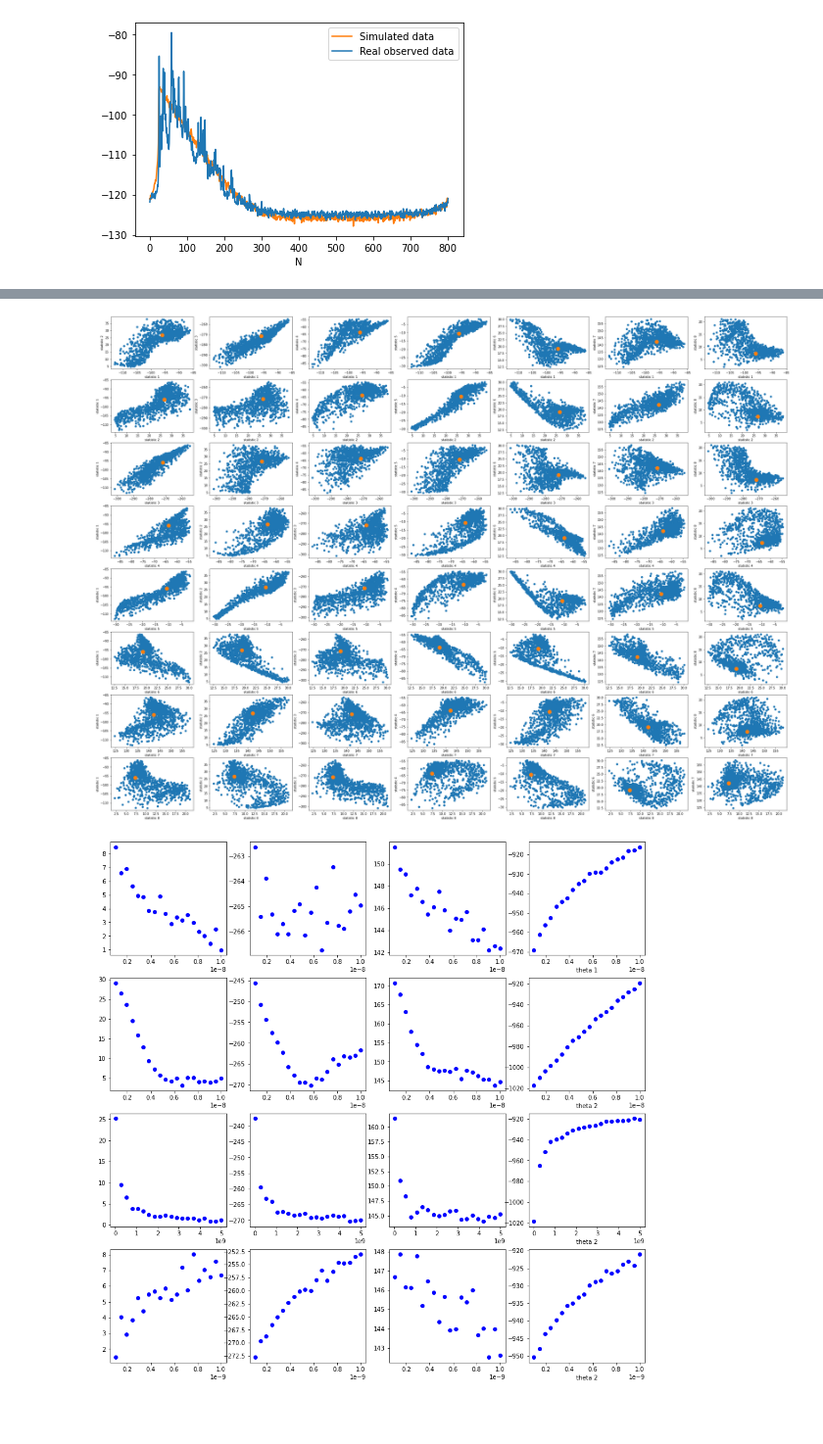
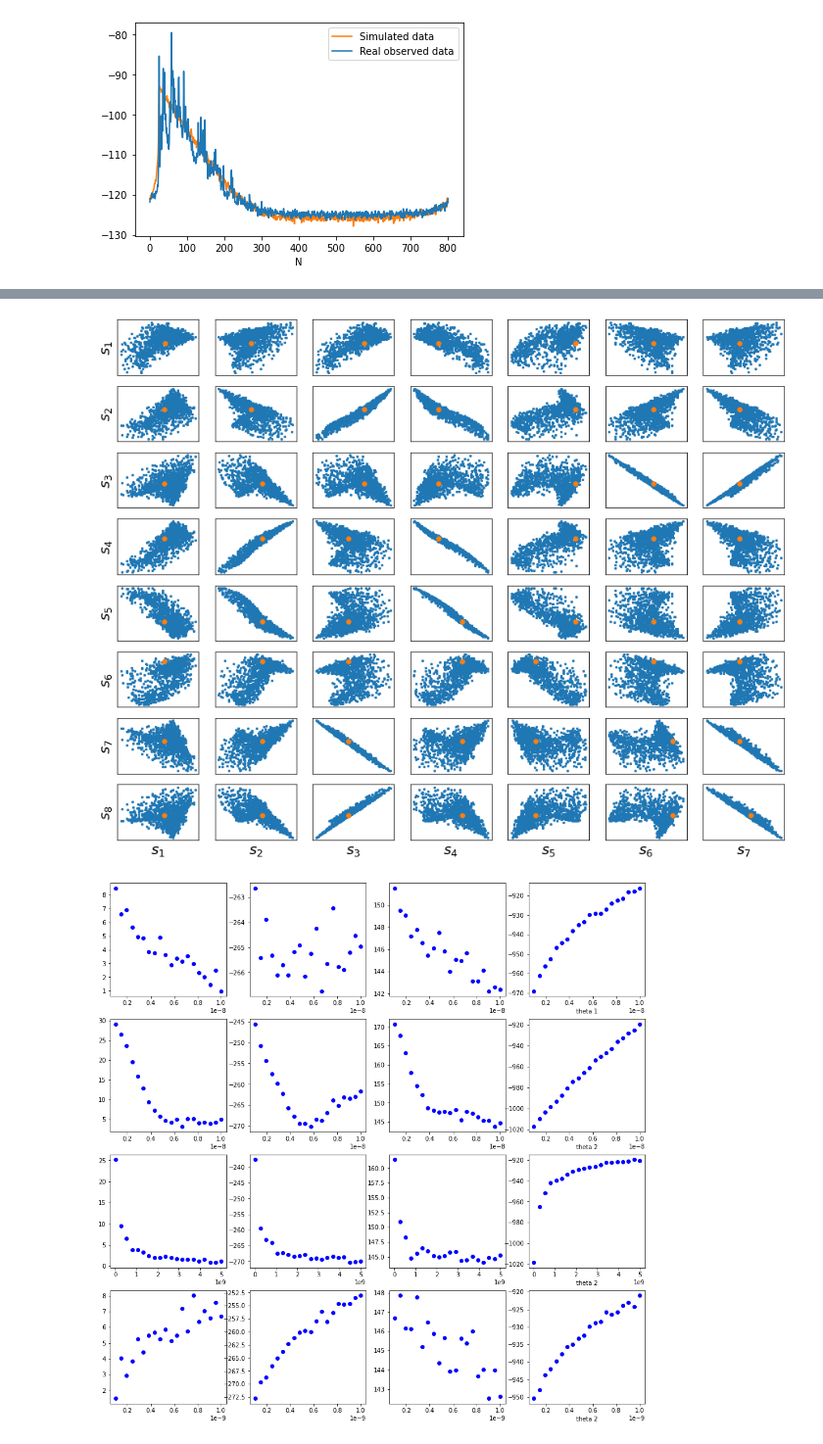
Before and after one commit to huangdaolang/robust-sbi, a Jupyter notebook: Turin-NPE.ipynb, the cells around one changed output, grey strips where cells are left out. Shown at 98% size. Saved outputs shown, nothing was run; the diff lists cells and outputs as text; code cells hidden in the pictures; blank space fills up the shorter version.

```diff
--- a/Turin-NPE.ipynb
+++ b/Turin-NPE.ipynb
@@ -82,10 +63,10 @@ array([[-13.20415638, -33.78182564, -49.33960452, -64.8375634 ],
 # %%
 prior = [[1e-9, 1e-8], [1e-9, 1e-8], [1e7, 5e9], [1e-10, 1e-9]]
 
-theta = torch.tensor(np.load("data/turin_theta_2000_tau6.npy"))
-x = torch.tensor(np.load("data/turin_x_2000_tau6.npy")).reshape(2000, 100, 801)
+theta = torch.tensor(np.load("data/turin_theta_2000_tau0.npy"))
+x = torch.tensor(np.load("data/turin_x_2000_tau0.npy")).reshape(2000, 100, 801)
 
-simulator = turin(B=4e9, Ns=801, N=100, tau0=6e-9)
+simulator = turin(B=4e9, Ns=801, N=1, tau0=6e-9)
 theta_gt = torch.tensor([10**(-8.4), 7.8e-9, 1e9, 2.8e-10])
 obs_sim = simulator(theta_gt).to(device)
 
@@ -154,7 +136,7 @@ plt.show()
 # %%
-root_name = "objects/turin/none_num=2000_N=100_tau0/1"
+root_name = "objects/turin/none_num=2000_N=100_tau0/4"
 sum_net_normal, density_estimator_normal, posterior_normal = load_models(root_name, device)
-root_name = "objects/turin/mmd_beta=2.0_num=2000_N=100_tau6/3"
+root_name = "objects/turin/mmd_beta=2.0_num=2000_N=100_tau0/12"
 sum_net_robust, density_estimator_robust, posterior_robust = load_models(root_name, device)
 
 post_samples_normal_cont = posterior_normal.sample((10000,), x=obs_real.reshape(1, 1, 100, 801))
@@ -181,0 +160,2 @@ WARNING:root:Only 0% posterior samples are within the
+# %%
+post_samples_rnpe_cont = torch.tensor(read_rnpe(seed=1))
@@ -199,12 +225,16 @@ x_summary = sum_net_normal(x[:1000])[1].detach().numpy()
 
 stat = list(permutations(range(8), 2))
 
-plt.figure(figsize=(40, 30))
+plt.figure(figsize=(15, 12))
 for i in range(len(stat)):
     plt.subplot(8, 7, i+1)
-    plt.scatter(x_summary[:, stat[i][0]], x_summary[:, stat[i][1]])
-    plt.scatter(obs_summary[0, stat[i][0]], obs_summary[0, stat[i][1]], s=150)
-    plt.xlabel(f"statistic {stat[i][0]+1}")
-    plt.ylabel(f"statistic {stat[i][1]+1}")
-plt.show()
+    plt.scatter(x_summary[:, stat[i][1]], x_summary[:, stat[i][0]], s=5)
+    plt.scatter(obs_summary[0, stat[i][1]], obs_summary[0, stat[i][0]], s=30)
+    plt.tick_params(left = False, right = False , labelleft = False ,
+                labelbottom = False, bottom = False)
+    if i%7==0:
+        plt.ylabel("$s_{i}$".format(i=stat[i][0]+1), fontsize=18)
+    if len(stat)-7 <= i < len(stat):
+        plt.xlabel("$s_{i}$".format(i=stat[i][1]+1), fontsize=18, fontweight="bold")
+plt.savefig("turin_summary_npe.pdf")
 # %% [output]
@@ -212,19 +242,23 @@ plt.show()
 # %%
 obs_summary = sum_net_robust(obs_real.unsqueeze(0))[1].detach().numpy()
 x_summary = sum_net_robust(x[:1000])[1].detach().numpy()
 
 stat = list(permutations(range(8), 2))
 
-plt.figure(figsize=(40, 30))
+plt.figure(figsize=(15, 12))
 for i in range(len(stat)):
     plt.subplot(8, 7, i+1)
-    plt.scatter(x_summary[:, stat[i][0]], x_summary[:, stat[i][1]])
-    plt.scatter(obs_summary[0, stat[i][0]], obs_summary[0, stat[i][1]], s=150)
-    plt.xlabel(f"statistic {stat[i][0]+1}")
-    plt.ylabel(f"statistic {stat[i][1]+1}")
-plt.show()
+    plt.scatter(x_summary[:, stat[i][1]], x_summary[:, stat[i][0]], s=5)
+    plt.scatter(obs_summary[0, stat[i][1]], obs_summary[0, stat[i][0]], s=30)
+    plt.tick_params(left = False, right = False , labelleft = False ,
+                labelbottom = False, bottom = False)
+    if i%7==0:
+        plt.ylabel("$s_{i}$".format(i=stat[i][0]+1), fontsize=18)
+    if len(stat)-7 <= i < len(stat):
+        plt.xlabel("$s_{i}$".format(i=stat[i][1]+1), fontsize=18, fontweight="bold")
+plt.savefig("turin_summary_ours.pdf")
 # %% [output]
-[figure, old version]
+[figure, new version]
 # %%
 n_samples = 100
 
```
Also changed, not shown: parts of 10 cells of this notebook, 12 other files.
